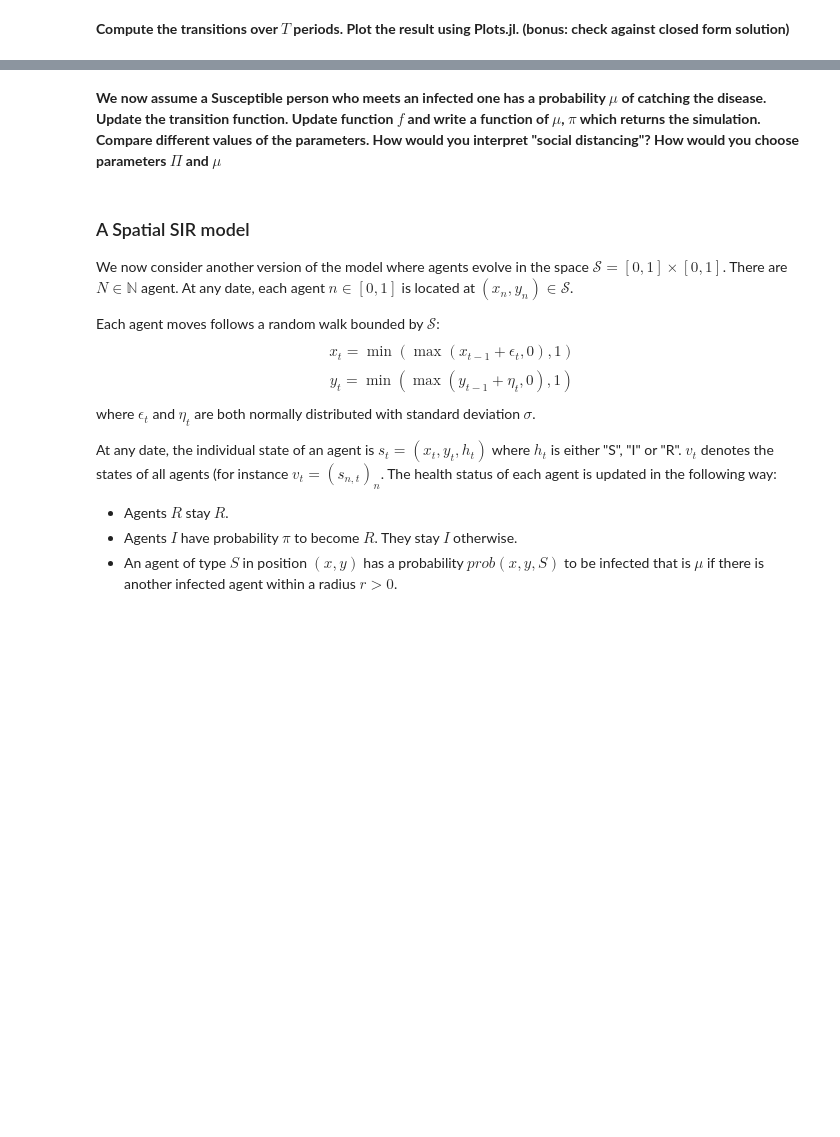
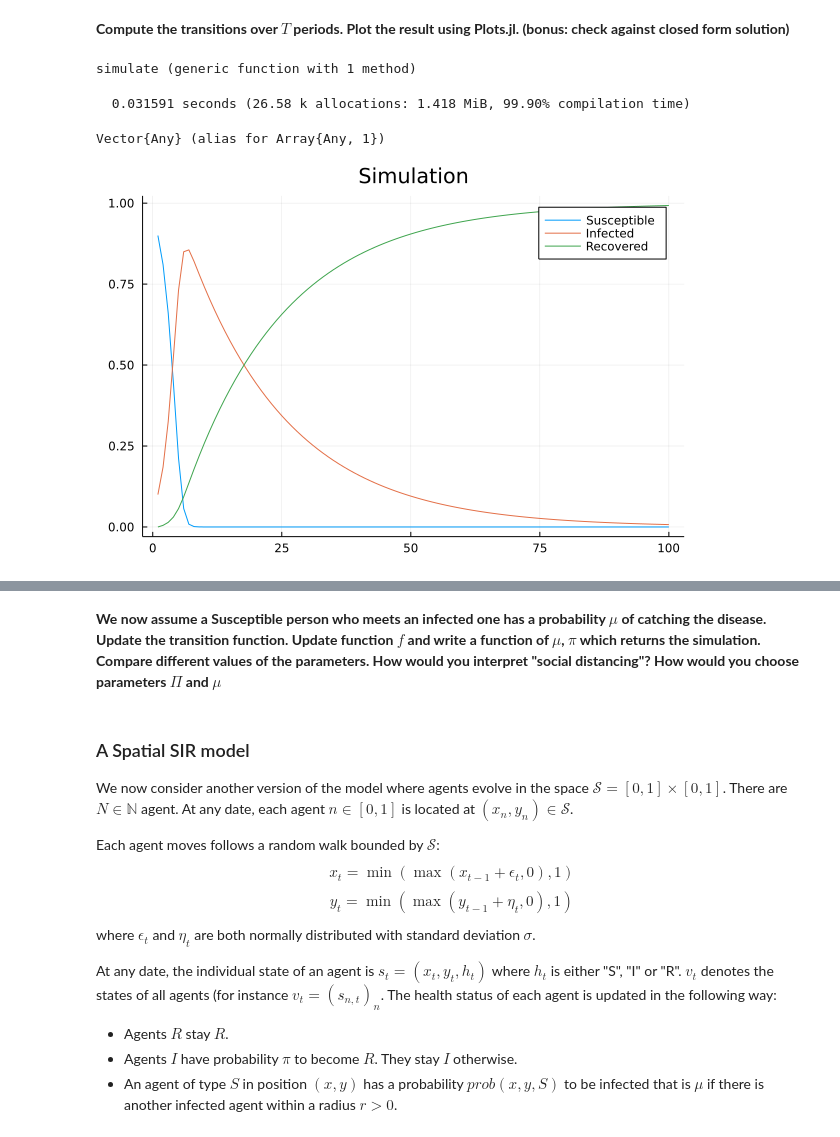
Before and after one commit to albop/eco309, a Jupyter notebook: tutorials/1_2_Epidemiology_correction.ipynb, the cells around one changed output, grey strips where cells are left out. Cells and saved outputs as stored; diff of their text form; code cells hidden in the pictures; blank space fills up the shorter version.

```diff
--- a/tutorials/1_2_Epidemiology_correction.ipynb
+++ b/tutorials/1_2_Epidemiology_correction.ipynb
@@ -35,2 +69,24 @@ __Compute the transition function `f` for the vector state $s_t$ returning $s_{t
 # %% [markdown]
 __Compute the transitions over $T$ periods. Plot the result using Plots.jl. (bonus: check against closed form solution)__
+# %%
+function simulate(s0; π=0.05, T=100)
+
+    sim = [] # here the object is of type Vector{Any}
+    # sim = Vector{Float64}[] # here the object is of type Vector{Any}
+
+    for t=1:T
+        # push!(sim, (s0))
+        push!(sim, (;S=s0[1], I=s0[2], R=s0[3] ))
+        s1 = f(s0;π=π)
+        s0 = s1
+    end
+
+    sim
+
+end
+# %% [output]
+simulate (generic function with 1 method)
+# %%
+@time sim = simulate(s0; T=100);
+# %% [output]
+  0.031591 seconds (26.58 k allocations: 1.418 MiB, 99.90% compilation time)
@@ -36,0 +95,4 @@ __Compute the transitions over $T$ periods. Plot the result using Plots.jl. (bon
+# %%
+typeof(sim)
+# %% [output]
+Vector{Any} (alias for Array{Any, 1})
@@ -36,0 +101,8 @@ __Compute the transitions over $T$ periods. Plot the result using Plots.jl. (bon
+# %%
+pl = plot(title="Simulation")
+plot!(pl, [e[1] for e in sim]; label="Susceptible")
+plot!(pl, [e[2] for e in sim]; label="Infected")
+plot!(pl, [e[3] for e in sim]; label="Recovered")
+pl
+# %% [output]
+[figure, added]
```
Also changed, not shown: parts of 7 cells of this notebook, 22 other files.
